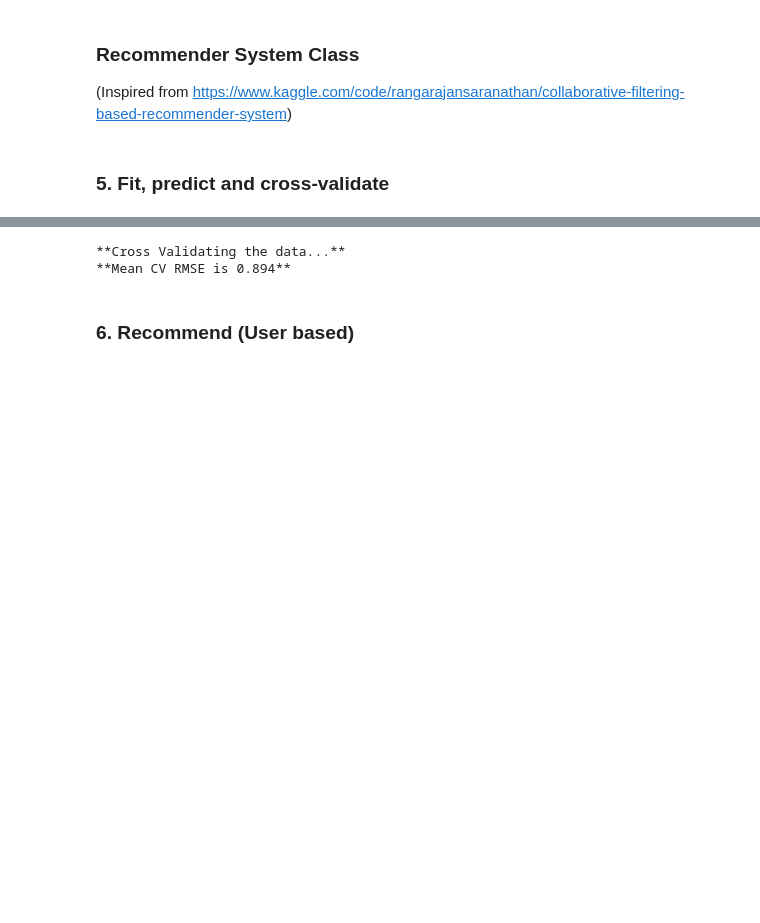
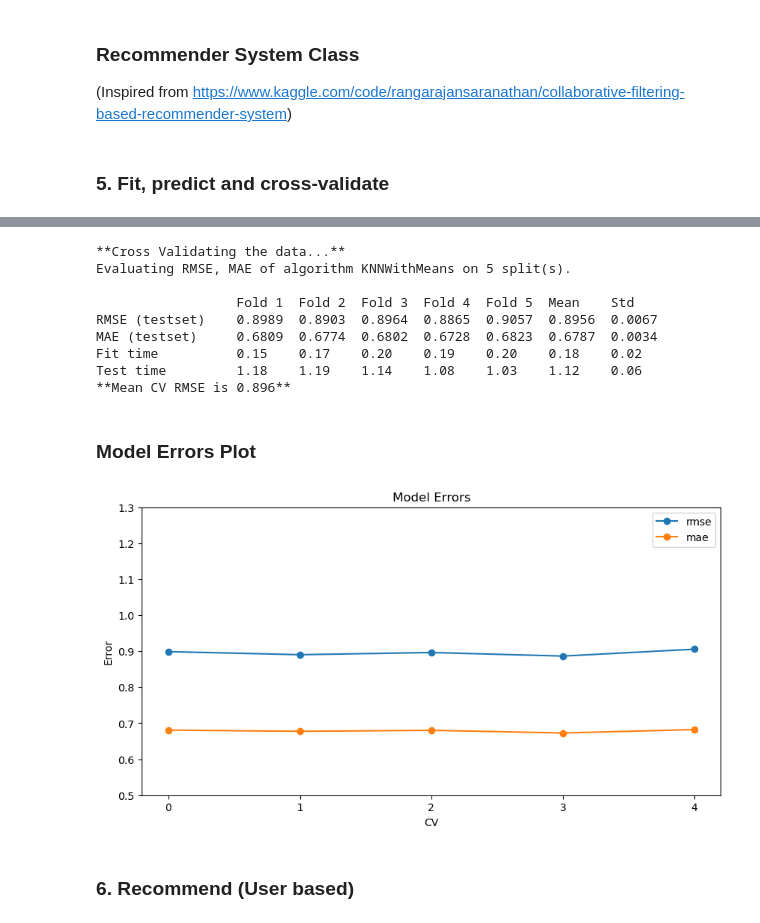
Before and after one commit to athoynilimanew/MovieRecommendation, a Jupyter notebook: Notebooks/SmallDataSet_Notebooks/Model_1_knn_Final.ipynb, the cells around one changed output, grey strips where cells are left out. Cells and saved outputs as stored; diff of their text form; code cells hidden in the pictures; blank space fills up the shorter version.

```diff
--- a/Notebooks/SmallDataSet_Notebooks/Model_1_knn_Final.ipynb
+++ b/Notebooks/SmallDataSet_Notebooks/Model_1_knn_Final.ipynb
@@ -349,8 +340,40 @@ RMSE: 0.9006
 # %%
 knnwithmeans_cv_rmse_cv = CF_knnwithmeans.cross_validate()
+mean_cv_RMSE_result = round(knnwithmeans_cv_rmse_cv['test_rmse'].mean(),3)
+print('**Mean CV RMSE is ' + str(mean_cv_RMSE_result)  + '**')
 # %% [output]
 **Cross Validating the data...**
-**Mean CV RMSE is 0.894**
+Evaluating RMSE, MAE of algorithm KNNWithMeans on 5 split(s).
+
+                  Fold 1  Fold 2  Fold 3  Fold 4  Fold 5  Mean    Std
+RMSE (testset)    0.8989  0.8903  0.8964  0.8865  0.9057  0.8956  0.0067
+MAE (testset)     0.6809  0.6774  0.6802  0.6728  0.6823  0.6787  0.0034
+Fit time          0.15    0.17    0.20    0.19    0.20    0.18    0.02
+Test time         1.18    1.19    1.14    1.08    1.03    1.12    0.06
+**Mean CV RMSE is 0.896**
+# %% [markdown]
+### Model Errors Plot
+# %%
+# Get data
+rmse = knnwithmeans_cv_rmse_cv['test_rmse']
+mae = knnwithmeans_cv_rmse_cv['test_mae']
+x = np.arange(len(rmse))
+
+# Set up the matplotlib figure
+fig, ax = plt.subplots(figsize = (10, 5))
+plt.xticks(np.arange(min(x), max(x) + 1, 1.0))
+plt.ylim(0.5, 1.3)
+ax.plot(x, rmse, marker='o', label="rmse")
+ax.plot(x, mae, marker='o', label="mae")
+
+# Chart setup
+plt.title("Model Errors", fontsize = 12)
+plt.xlabel("CV", fontsize = 10)
+plt.ylabel("Error", fontsize = 10)
+plt.legend()
+plt.show()
+# %% [output]
+[figure, added]
 # %% [markdown]
 ### 6. Recommend (User based)
 # %%
```
Also changed, not shown: parts of 8 cells of this notebook.
